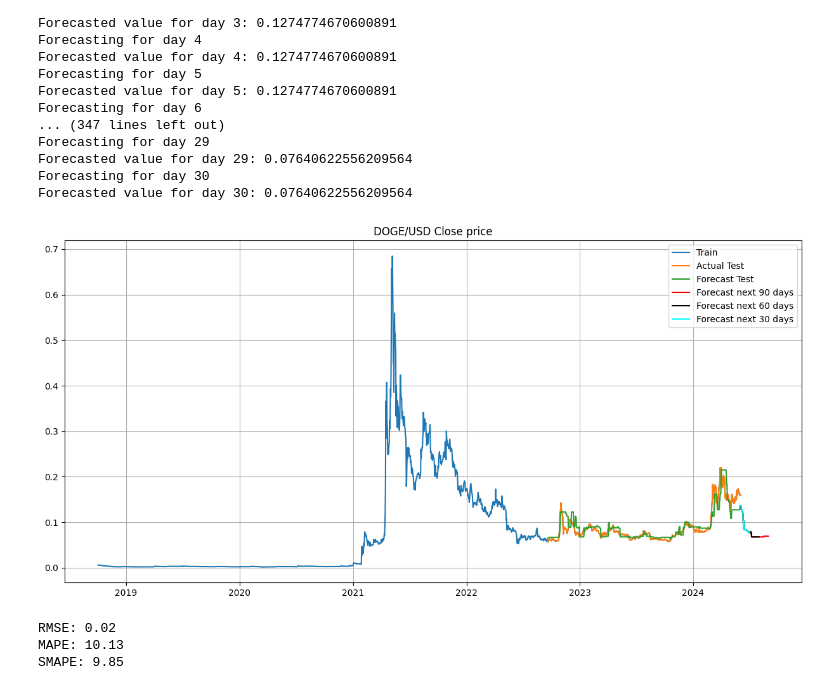
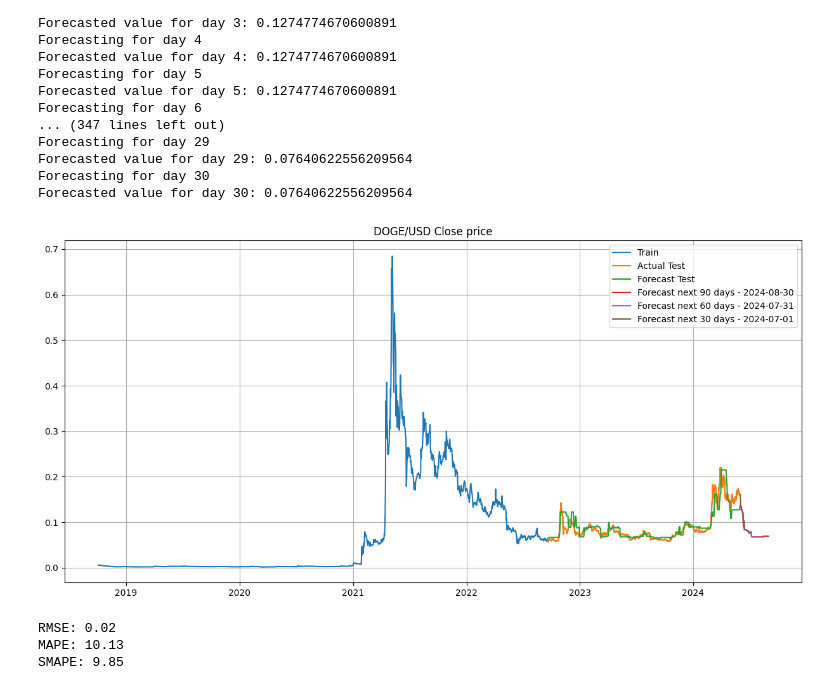
Before and after one commit to lequokhanh/IS403_O22_HTCL_07, a Jupyter notebook: Models/XGBoost/Doge/XGBoost-70-30.ipynb, the cells around one changed output. Cells and saved outputs as stored; diff of their text form; code cells hidden in the pictures.

Commit message:
fix plot in code XGBoost

```diff
--- a/Models/XGBoost/Doge/XGBoost-70-30.ipynb
+++ b/Models/XGBoost/Doge/XGBoost-70-30.ipynb
@@ -265,28 +263,43 @@ Forecasted value for day 30: 0.07640622556209564
 # %%
 df_forecast_90 = fc_90_day.copy()
 df_forecast_90.index = pd.date_range(start=df_filtered.index.max() + dt.timedelta(days=1), periods=len(df_forecast_90))
 
 df_forecast_60 = fc_60_day.copy()
 df_forecast_60.index = pd.date_range(start=df_filtered.index.max() + dt.timedelta(days=1), periods=len(df_forecast_60))
 
 df_forecast_30 = fc_30_day.copy()
 df_forecast_30.index = pd.date_range(start=df_filtered.index.max() + dt.timedelta(days=1), periods=len(df_forecast_30))
 
 
+forecast_30_label = f"Forecast next 30 days - " + \
+    df_forecast_30.index[-1].strftime("%Y-%m-%d")
+forecast_60_label = f"Forecast next 60 days - " + \
+    df_forecast_60.index[-1].strftime("%Y-%m-%d")
+forecast_90_label = f"Forecast next 90 days - " + \
+    df_forecast_90.index[-1].strftime("%Y-%m-%d")
+
+# Add last day of original data to the forecasted data
+df_forecast_30 = pd.concat([df_filtered.tail(1), df_forecast_30])
+df_forecast_30.index = pd.date_range(
+    start=df_filtered.index.max(), periods=len(df_forecast_30))
+
 # Plot the overall with connection to forecast
 plt.figure(figsize=(15, 7))
 plt.plot(df_filtered['Close'], label='Train')
 plt.plot(test.index, y_test, label='Actual Test')
 plt.plot(test.index, test_preds, label='Forecast Test')
-plt.plot(df_forecast_90.index, df_forecast_90['Close'], label='Forecast next 90 days', color='red')
-plt.plot(df_forecast_60.index, df_forecast_60['Close'], label='Forecast next 60 days', color='black')
-plt.plot(df_forecast_30.index, df_forecast_30['Close'], label='Forecast next 30 days', color='cyan')
+plt.plot(df_forecast_90.index,
+         df_forecast_90['Close'], label=forecast_90_label)
+plt.plot(df_forecast_60.index,
+         df_forecast_60['Close'], label=forecast_60_label)
+plt.plot(df_forecast_30.index,
+         df_forecast_30['Close'], label= forecast_30_label)
 plt.title('DOGE/USD Close price')
 plt.grid()
 plt.legend()
 plt.show()
 # %% [output]
-[figure, old version]
+[figure, new version]
 # %%
 # Calculate the Model's RMSE, MAPE, and SMAPE
 def calculate_metrics(y_true, y_pred):
```
Also changed, not shown: parts of 1 cell of this notebook, 8 other files.
